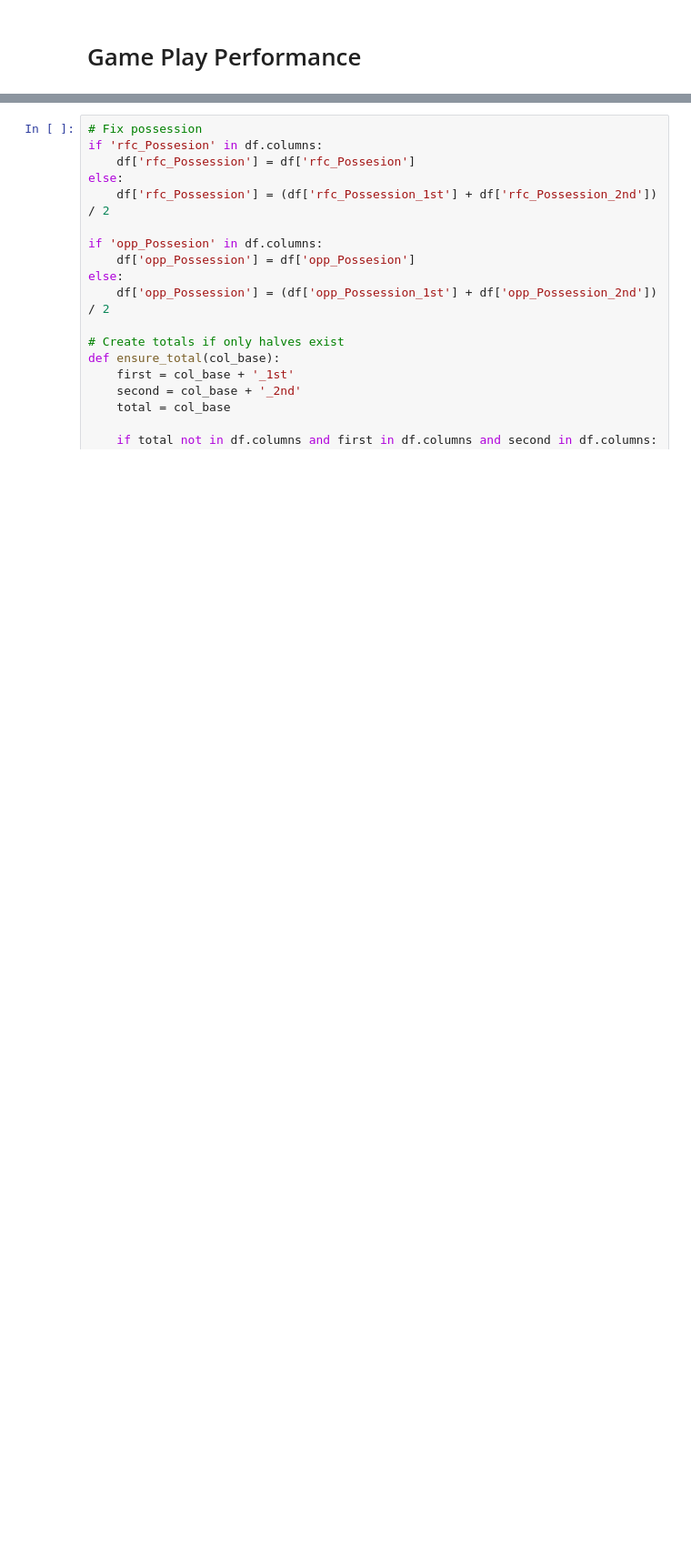
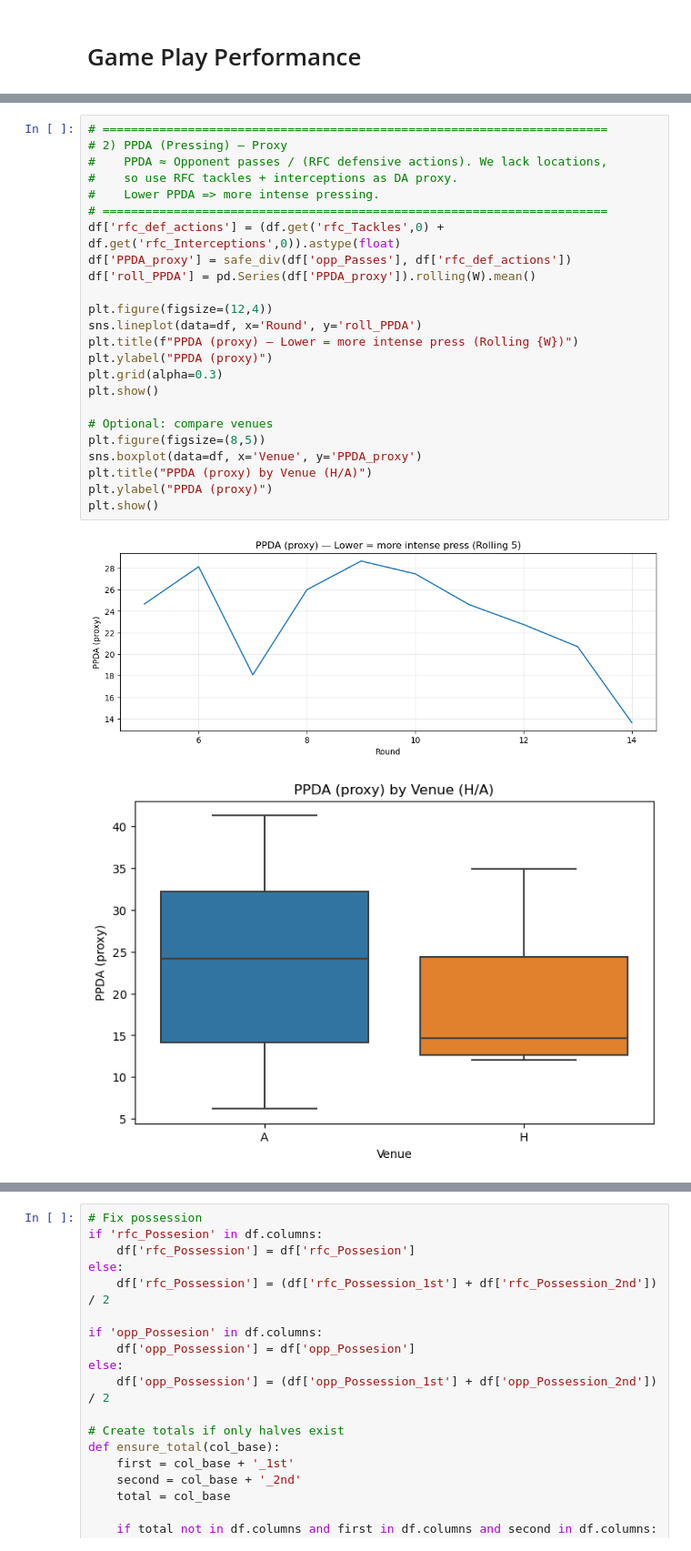
Before and after one commit to abryantgithub/Football_Analysis, a Jupyter notebook: notebooks/Season Analysis/1/1/1_Progress.ipynb, the cells around one changed output, grey strips where cells are left out. Shown at 91% size. Cells and saved outputs as stored; diff of their text form; blank space fills up the shorter version.

```diff
--- a/notebooks/Season Analysis/1/1/1_Progress.ipynb
+++ b/notebooks/Season Analysis/1/1/1_Progress.ipynb
@@ -528,0 +653,27 @@ plt.show()
+# %%
+# =======================================================================
+# 2) PPDA (Pressing) — Proxy
+#    PPDA ≈ Opponent passes / (RFC defensive actions). We lack locations,
+#    so use RFC tackles + interceptions as DA proxy.
+#    Lower PPDA => more intense pressing.
+# =======================================================================
+df['rfc_def_actions'] = (df.get('rfc_Tackles',0) + df.get('rfc_Interceptions',0)).astype(float)
+df['PPDA_proxy'] = safe_div(df['opp_Passes'], df['rfc_def_actions'])
+df['roll_PPDA'] = pd.Series(df['PPDA_proxy']).rolling(W).mean()
+
+plt.figure(figsize=(12,4))
+sns.lineplot(data=df, x='Round', y='roll_PPDA')
+plt.title(f"PPDA (proxy) — Lower = more intense press (Rolling {W})")
+plt.ylabel("PPDA (proxy)")
+plt.grid(alpha=0.3)
+plt.show()
+
+# Optional: compare venues
+plt.figure(figsize=(8,5))
+sns.boxplot(data=df, x='Venue', y='PPDA_proxy')
+plt.title("PPDA (proxy) by Venue (H/A)")
+plt.ylabel("PPDA (proxy)")
+plt.show()
+# %% [output]
+[figure, added]
+[figure, added]
```
Also changed, not shown: parts of 15 cells of this notebook.
